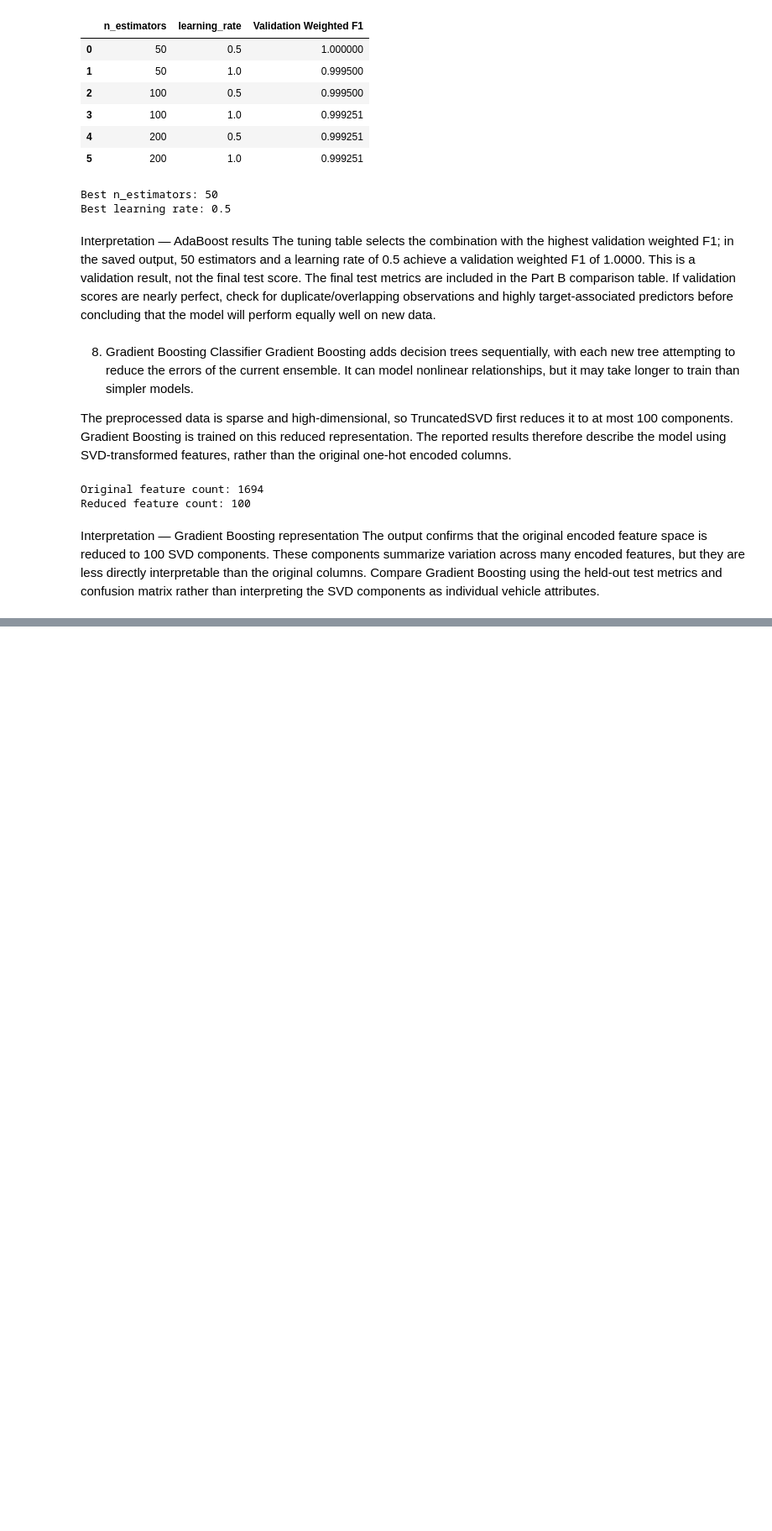
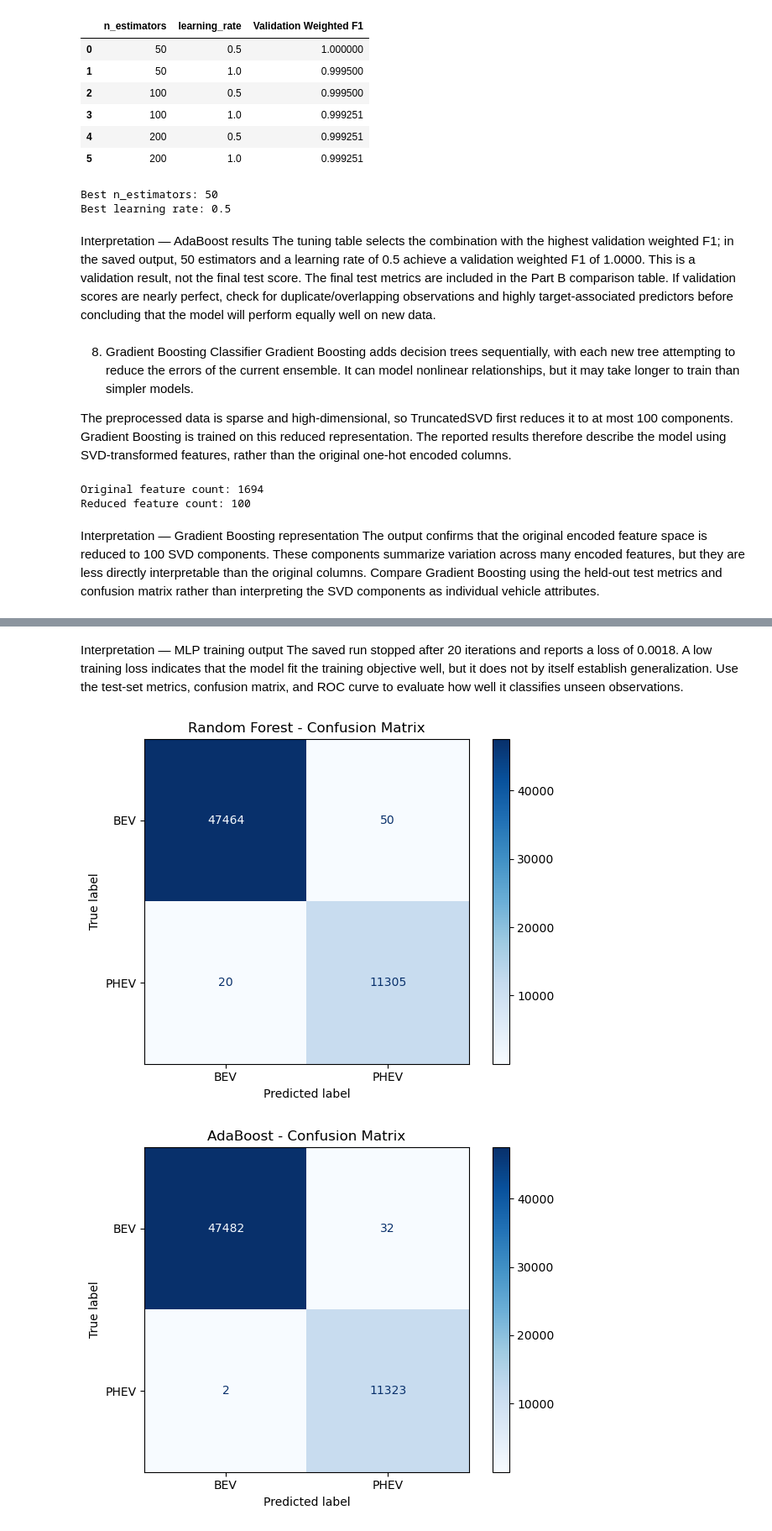
Before and after one commit to Roots26Hz/ChargeIQ, a Jupyter notebook: notebooks/classification.ipynb, the cells around one changed output, grey strips where cells are left out. Shown at 84% size. Drawn from its saved outputs; the diff is of its cells as text; code cells hidden in the pictures; blank space fills up the shorter version.

Commit message:
Confusion Mx and ROC of part B

```diff
--- a/notebooks/classification.ipynb
+++ b/notebooks/classification.ipynb
@@ -2148,0 +2147,48 @@ Interpretation — MLP training output The saved run stopped after 20 iterations
+# %% [markdown]
+Interpretation — MLP training output The saved run stopped after 20 iterations and reports a loss of 0.0018. A low training loss indicates that the model fit the training objective well, but it does not by itself establish generalization. Use the test-set metrics, confusion matrix, and ROC curve to evaluate how well it classifies unseen observations.
+# %%
+part_b_predictions = {
+    "Random Forest": y_pred_rf,
+    "AdaBoost": y_pred_ada,
+    "Gradient Boosting": y_pred_gb,
+    "Bagging": y_pred_bagging,
+    "MLP": y_pred_mlp
+}
+
+part_b_models = {
+    "Random Forest": rf_final,
+    "AdaBoost": ada_final,
+    "Gradient Boosting": gb_final,
+    "Bagging": bagging_final,
+    "MLP": mlp_final
+}
+
+part_b_auc = {
+    "Random Forest": rf_auc,
+    "AdaBoost": ada_auc,
+    "Gradient Boosting": gb_auc,
+    "Bagging": bagging_auc,
+    "MLP": mlp_auc
+}
+
+for name, predictions in part_b_predictions.items():
+
+    cm = confusion_matrix(
+        y_test,
+        predictions,
+        labels=["Battery Electric Vehicle (BEV)",
+                "Plug-in Hybrid Electric Vehicle (PHEV)"]
+    )
+
+    disp = ConfusionMatrixDisplay(
+        confusion_matrix=cm,
+        display_labels=["BEV", "PHEV"]
+    )
+
+    disp.plot(cmap="Blues", values_format="d")
+    plt.title(name + " - Confusion Matrix")
+    plt.tight_layout()
+    plt.show()
+# %% [output]
+[figure, added]
+[figure, added]
```
Also changed, not shown: parts of 14 cells of this notebook.
